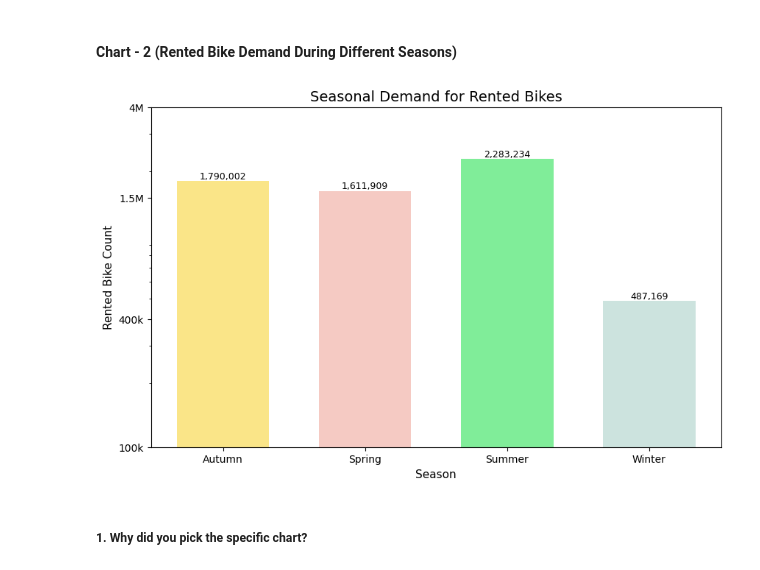
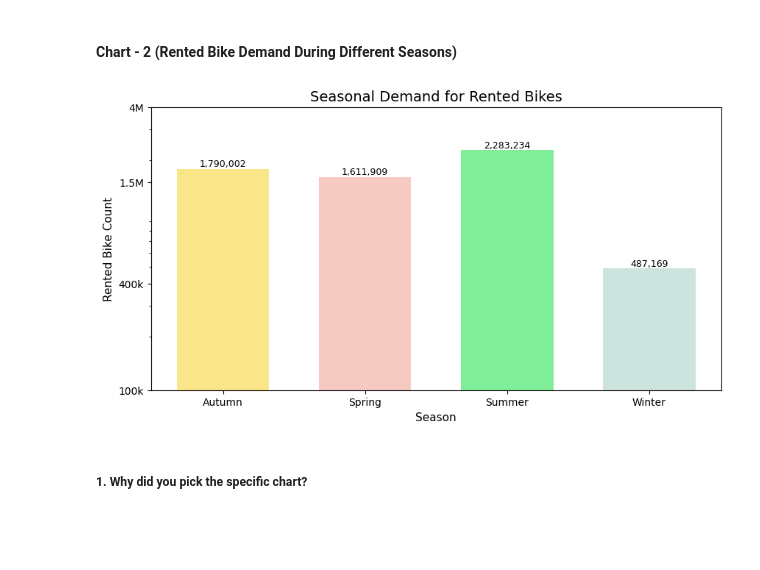
Before and after one commit to ShubhPathania/Bike-Sharing-Demand-Prediction, a Jupyter notebook: Bike_Sharing_Demand_Prediction.ipynb, the cells around one changed output. Drawn from its saved outputs; the diff is of its cells as text; code cells hidden in the pictures; blank space fills up the shorter version.

Commit message:
Data visualization - II

```diff
--- a/Bike_Sharing_Demand_Prediction.ipynb
+++ b/Bike_Sharing_Demand_Prediction.ipynb
@@ -486,29 +511,29 @@ However, there are also some potential negative implications of the insights tha
 # %%
 # Define color for the chart
 colors = ['#fae588', '#f5cac3', '#80ed99',  '#cce3de']
 
 # Plot the bar chart
-plt.figure(figsize= (10, 6))
+plt.figure(figsize= (10, 5))
 bars = plt.bar(seasonal_count.index, seasonal_count.values, width= 0.65, color= colors)
 
 # Set chart title and axis labels
 plt.title("Seasonal Demand for Rented Bikes", size= 14)
 plt.xlabel("Season", size= 11)
 plt.ylabel("Rented Bike Count", size= 11)
 
 # Custom y-ticks range
 plt.yscale('log')
 plt.yticks(ticks=[10**5, 4*10**5, 1.5*10**6, 4*10**6],
            labels=['100k', '400k', '1.5M', '4M'])
 
 # Add annotations for each bar with the corresponding number of bike counts
 for bar, value in zip(bars, seasonal_count.values):
   plt.text(bar.get_x() + bar.get_width() / 2, bar.get_height(), f'{value:,}',
              size= 9, ha='center', va='bottom')
 
 plt.show()
 # %% [output]
-[figure, old version]
+[figure, new version]
 # %% [markdown]
 ##### 1. Why did you pick the specific chart?
 # %% [markdown]
```
Also changed, not shown: parts of 114 cells of this notebook.
